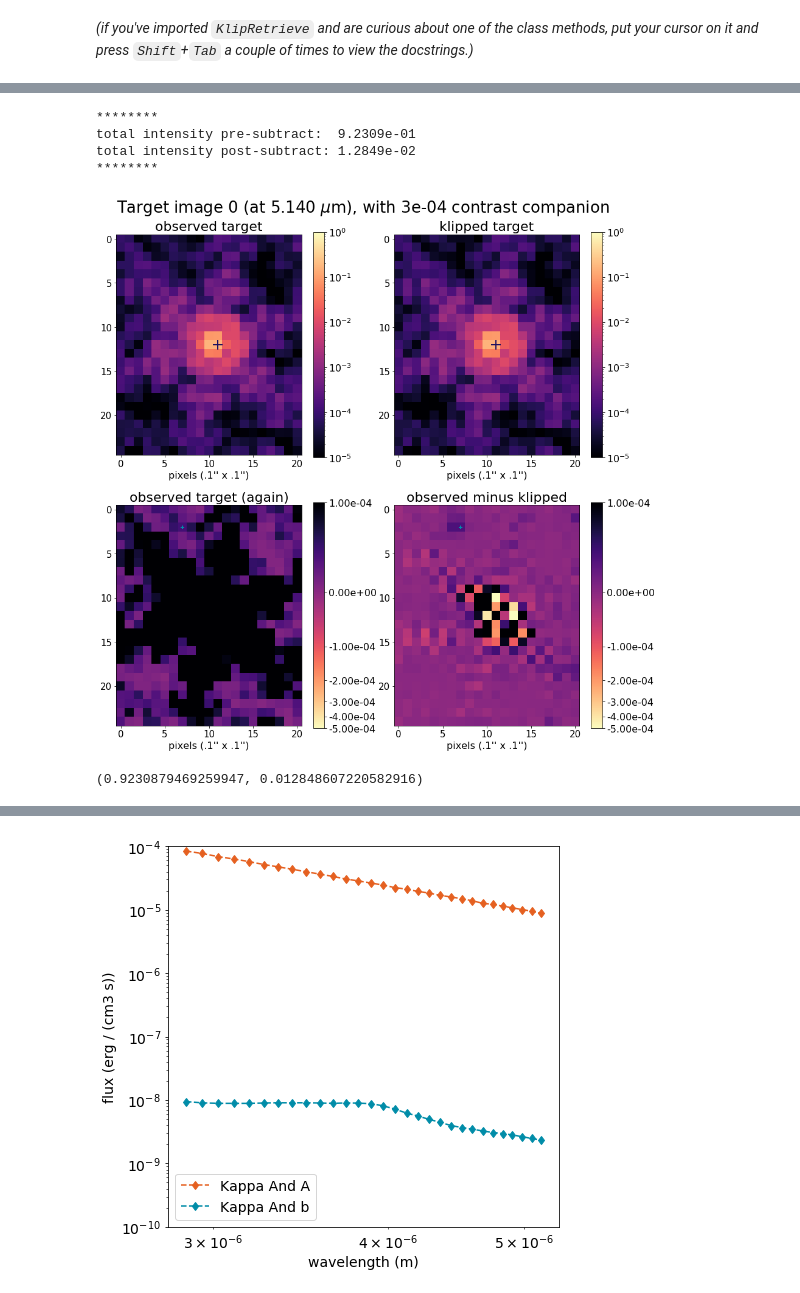
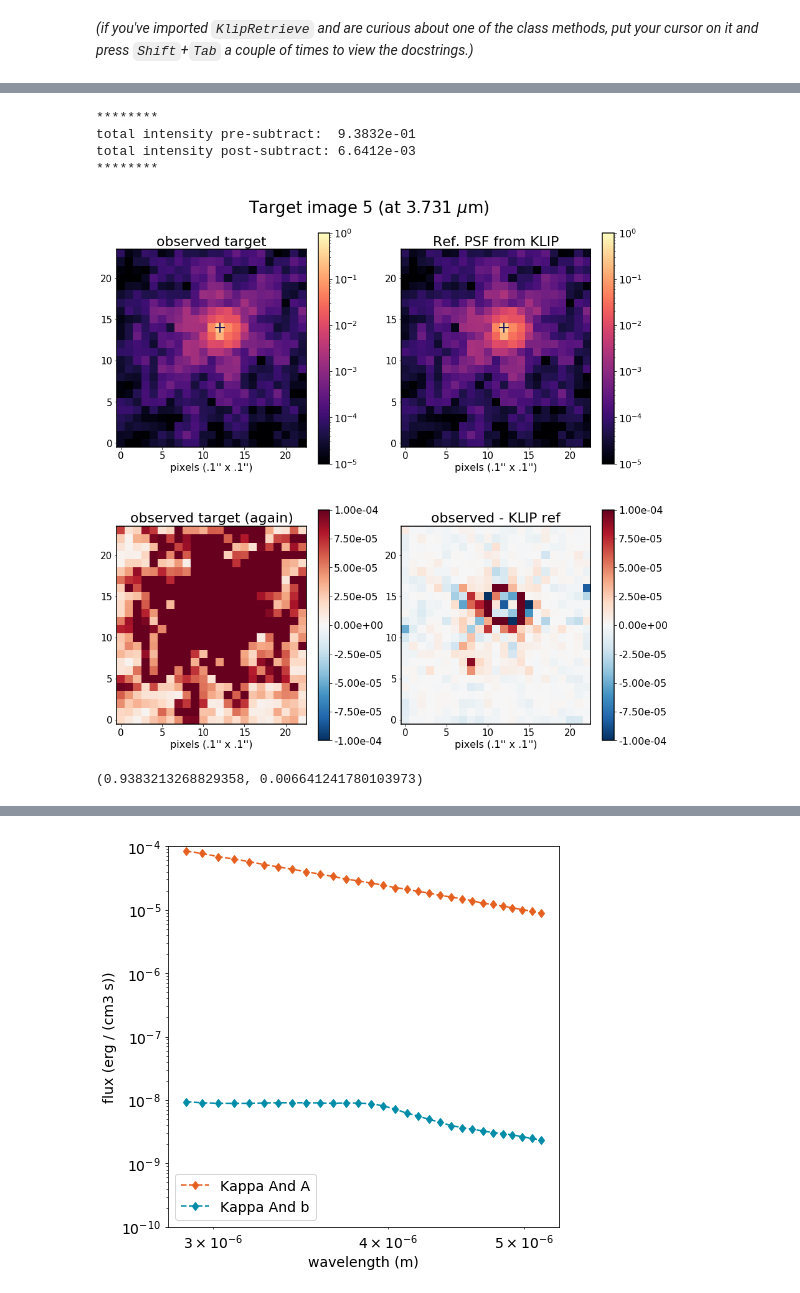
Before and after one commit to ojustino/subtract_psf, a Jupyter notebook: inject_HIP_65426B.ipynb, the cells around one changed output, grey strips where cells are left out. Cells and saved outputs as stored; diff of their text form; code cells hidden in the pictures.

```diff
--- a/inject_HIP_65426B.ipynb
+++ b/inject_HIP_65426B.ipynb
@@ -122,0 +100,2 @@ new, injected target images in `self.injected_cubes`.
+# %%
+subtractor = KlipRetrieve("test_hip65426/")
@@ -123,10 +120,10 @@ new, injected target images in `self.injected_cubes`.
 # %%
 # examine pre and post-subtraction versions of one slice of one injected image
-kr.plot_subtraction(companion=True, target_image=0, wv_slice=-1)
+subtractor.plot_subtraction(target_image=5, wv_slice=11, sub_vmax=1e-4)
 # %% [output]
 ********
-total intensity pre-subtract:  9.2309e-01
-total intensity post-subtract: 1.2849e-02
+total intensity pre-subtract:  9.3832e-01
+total intensity post-subtract: 6.6412e-03
 ********
-[figure, old version]
+[figure, new version]
-(0.9230879469259947, 0.012848607220582916)
+(0.9383213268829358, 0.006641241780103973)
```
Also changed, not shown: parts of 9 cells of this notebook.
